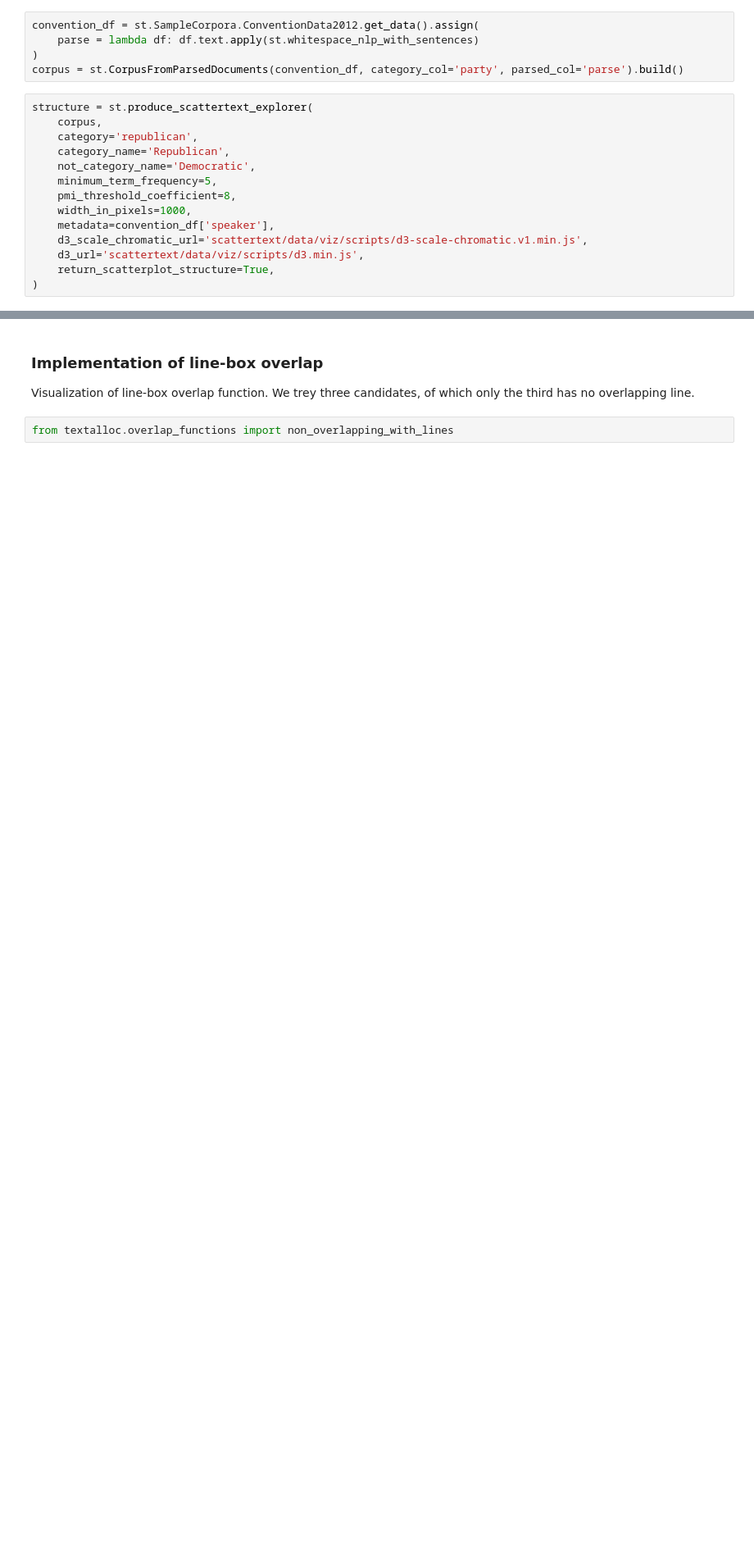
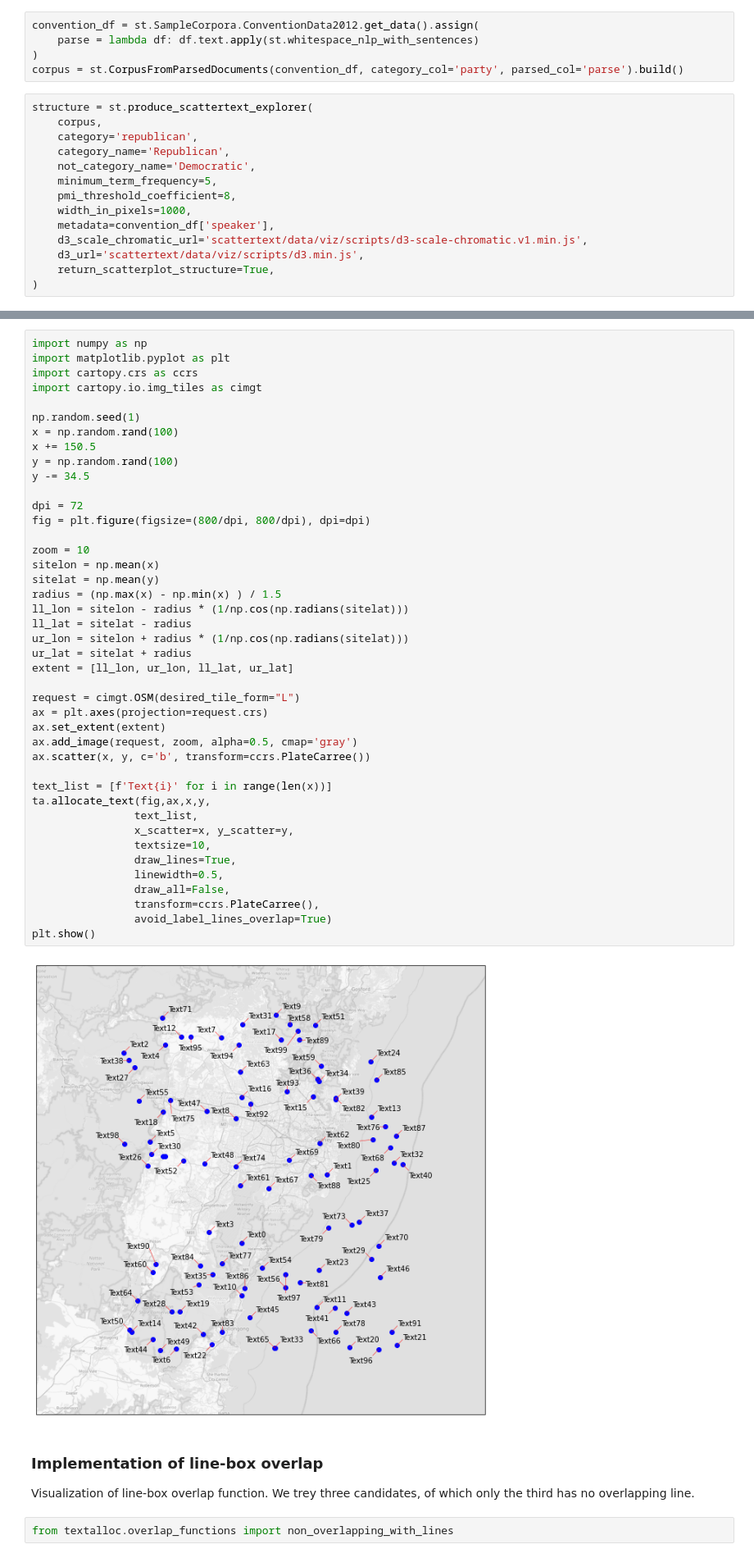
Before and after one commit to ckjellson/textalloc, a Jupyter notebook: demo.ipynb, the cells around one changed output, grey strips where cells are left out. Shown at 82% size. Saved outputs shown, nothing was run; the diff lists cells and outputs as text; blank space fills up the shorter version.

```diff
--- a/demo.ipynb
+++ b/demo.ipynb
@@ -287,3 +285,47 @@ Finished in 2.6594600677490234s
+# %%
+import numpy as np
+import matplotlib.pyplot as plt
+import cartopy.crs as ccrs
+import cartopy.io.img_tiles as cimgt
+
+np.random.seed(1)
+x = np.random.rand(100)
+x += 150.5
+y = np.random.rand(100)
+y -= 34.5
+
+dpi = 72
+fig = plt.figure(figsize=(800/dpi, 800/dpi), dpi=dpi)
+
+zoom = 10
+sitelon = np.mean(x)
+sitelat = np.mean(y)
+radius = (np.max(x) - np.min(x) ) / 1.5
+ll_lon = sitelon - radius * (1/np.cos(np.radians(sitelat)))
+ll_lat = sitelat - radius
+ur_lon = sitelon + radius * (1/np.cos(np.radians(sitelat)))
+ur_lat = sitelat + radius
+extent = [ll_lon, ur_lon, ll_lat, ur_lat]
+
+request = cimgt.OSM(desired_tile_form="L")
+ax = plt.axes(projection=request.crs)
+ax.set_extent(extent)
+ax.add_image(request, zoom, alpha=0.5, cmap='gray')
+ax.scatter(x, y, c='b', transform=ccrs.PlateCarree())
+
+text_list = [f'Text{i}' for i in range(len(x))]
+ta.allocate_text(fig,ax,x,y,
+                text_list,
+                x_scatter=x, y_scatter=y,
+                textsize=10,
+                draw_lines=True,
+                linewidth=0.5,
+                draw_all=False,
+                transform=ccrs.PlateCarree(),
+                avoid_label_lines_overlap=True)
+plt.show()
+# %% [output]
+[figure, added]
 # %% [markdown]
 ### Implementation of line-box overlap
 
```
Also changed, not shown: parts of 8 cells of this notebook, 3 other files.
